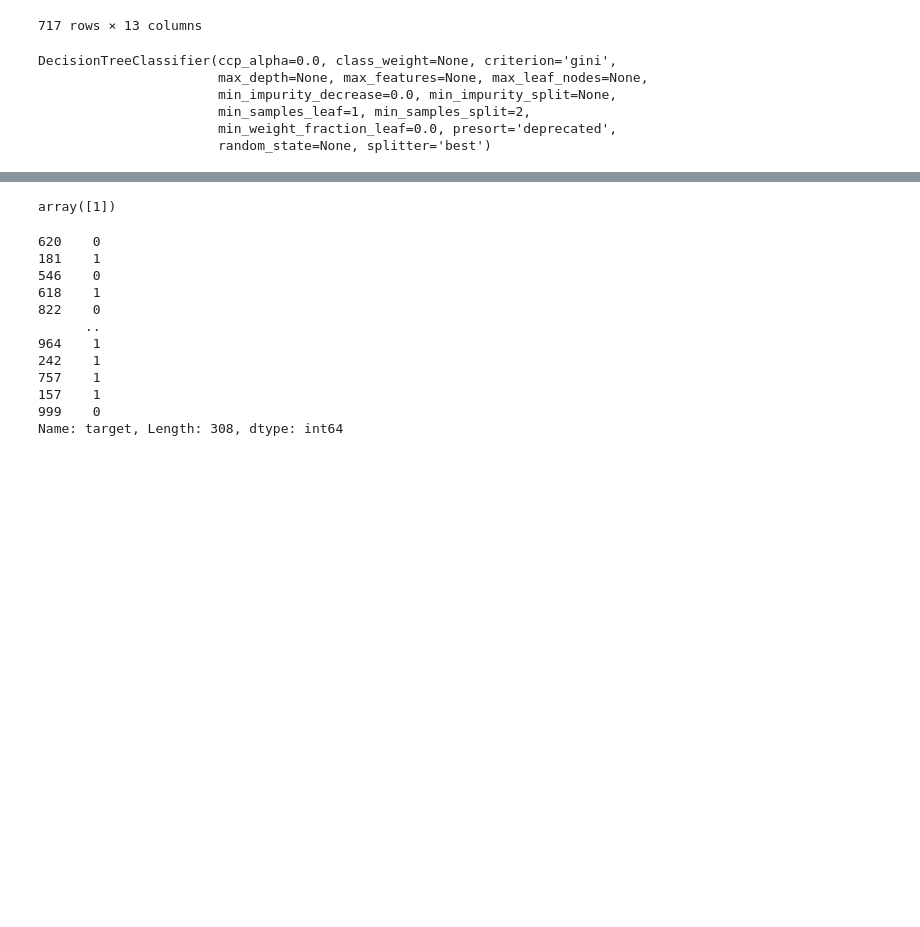
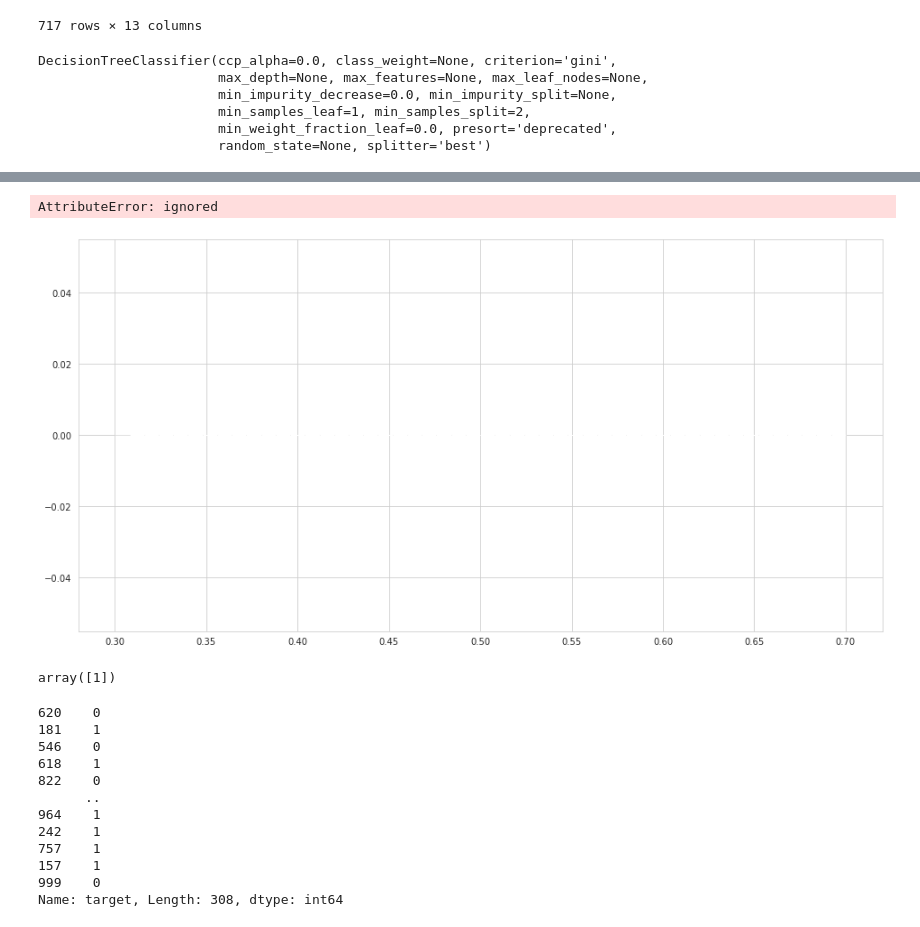
Before and after one commit to deepak-1197/small-projects, a Jupyter notebook: Heart_Disease.ipynb, the cells around one changed output, grey strips where cells are left out. Drawn from its saved outputs; the diff is of its cells as text; code cells hidden in the pictures; blank space fills up the shorter version.

```diff
--- a/Heart_Disease.ipynb
+++ b/Heart_Disease.ipynb
@@ -150,0 +137,2 @@ array([0, 1, 0, 1, 0, 1, 0, 1, 0, 0, 0, 1, 0, 0, 1, 0, 1, 1, 0, 1, 0, 1,
+# %%
+p=clf.predict_proba(x_test)
@@ -150,0 +142,8 @@ array([0, 1, 0, 1, 0, 1, 0, 1, 0, 0, 0, 1, 0, 0, 1, 0, 1, 1, 0, 1, 0, 1,
+# %%
+import numpy as np
+n=np.array(y_test)
+print(n)
+y_test1=list(filter(lambda p : p==1,n))
+y_test0=list(filter(lambda p : p==0,n))
+print(y_test1)
+print(y_test0)
@@ -151,3 +162,16 @@ array([0, 1, 0, 1, 0, 1, 0, 1, 0, 0, 0, 1, 0, 0, 1, 0, 1, 1, 0, 1, 0, 1,
+# %%
+plt.figure(figsize=(16,8))
+plt.hist(y_test1,bins=50,color=(1, 0, 0),alpha=0.3,range=(0.3, 0.7),normed=True,label='unheatlhy')
+#pl.legend(fontsize='small') # show legend using specified "label"
+
+plt.hist(y_test0,bins=50,color=(0,1,0),alpha=0.3,range=(0.3, 0.7),normed=True,label='Healthy')
+#pl.legend(fontsize='small') # show legend using specified "label"
+
+plt.savefig("01_bdt_distribution.png")
+plt.show()
+# %% [output]
+AttributeError: ignored
+[figure, added]
 # %%
 clf.predict([['58','0','0','130','197','0','1','131','0','0.6','1','0','2']])
 # %% [output]
```
Also changed, not shown: parts of 7 cells of this notebook.
